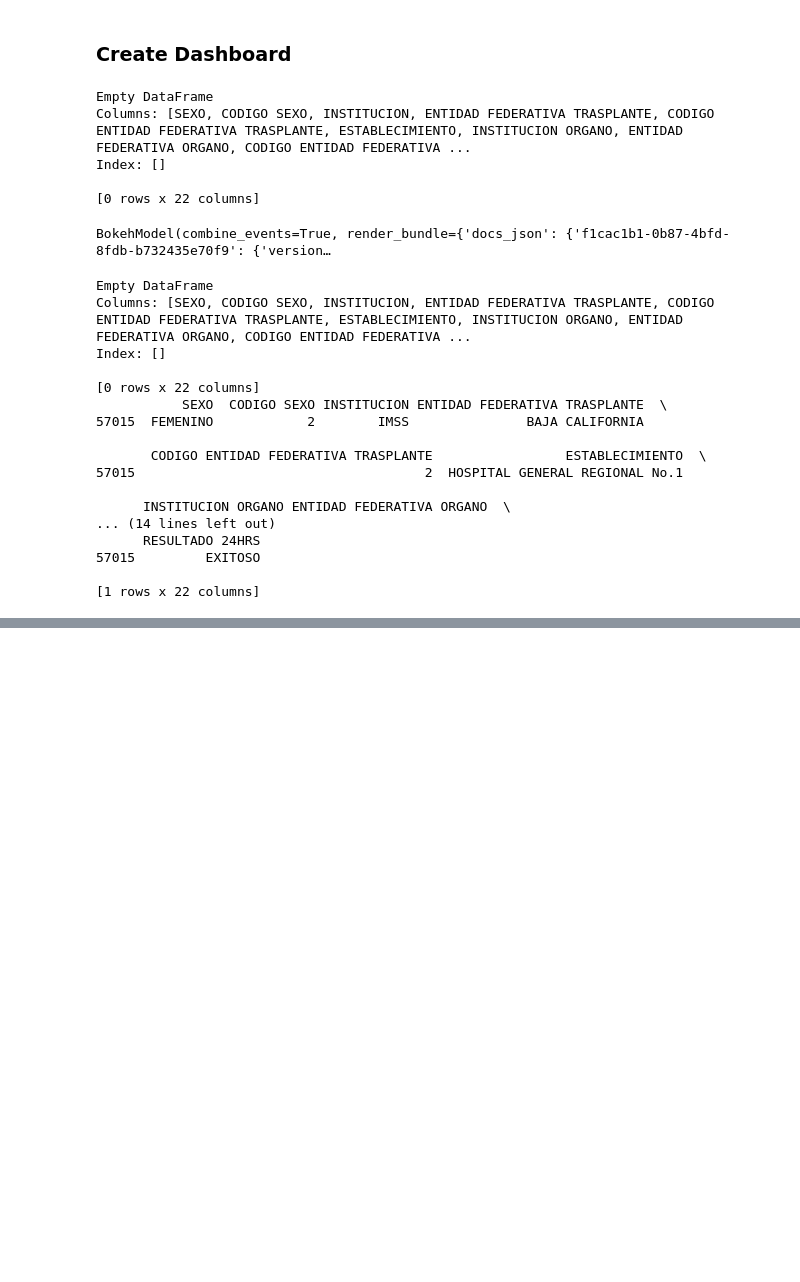
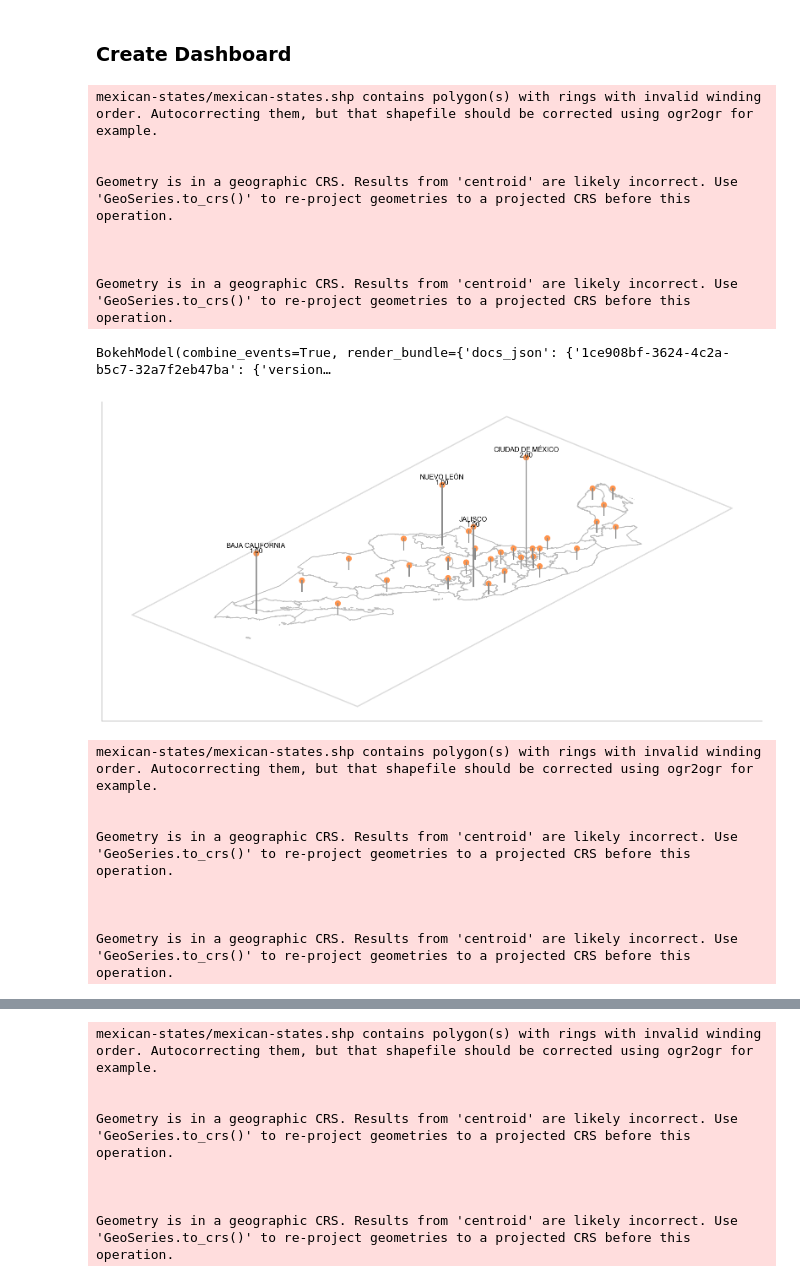
Before and after one commit to wendy-stefany/dashboard-transplantsin-mexico, a Jupyter notebook: final_proyect.ipynb, the cells around one changed output, grey strips where cells are left out. Drawn from its saved outputs; the diff is of its cells as text; code cells hidden in the pictures; blank space fills up the shorter version.

```diff
--- a/final_proyect.ipynb
+++ b/final_proyect.ipynb
@@ -86,7 +222,7 @@ state_dataset
 gender_filter = pn.widgets.RadioButtonGroup(name='Gender', options=['Male', 'Female'], value='Female')
 organ_filter = pn.widgets.RadioButtonGroup(name='Organ', options=['Heart', 'Kidney', 'Liver', 'Cornea'], value='Kidney')
 age_filter = pn.widgets.IntInput(name='Age', value=10, start=0, end=120)
-date_range_filter = pn.widgets.IntRangeSlider(name='Date Range (days)', start=0, end=31, value=(0, 31))
+date_filter = pn.widgets.IntInput(name='Date Range (days)', start=0, end=31, value=0)
 
 state_filter = pn.widgets.Select(name='State', options=list(state_dataset['state']))
 
@@ -112,62 +248,67 @@ def translate_gender(gender):
     else:
         return None
 
 # Create plotting logic
-@param.depends(organ_filter, gender_filter, state_filter, age_filter, date_range_filter, plot_type_filter)
-def view(organ_filter, gender_filter, state_filter, age_filter, date_range_filter, plot_type_filter):
+@param.depends(organ_filter, gender_filter, state_filter, age_filter, date_filter, plot_type_filter)
+def view(organ_filter, gender_filter, state_filter, age_filter, date_filter, plot_type_filter):
 
-    filtered_data = dataset[(dataset['ORGANO'] == translate_organ(organ_filter)) & (dataset['SEXO'] == translate_gender(gender_filter)) & (dataset['EDAD AL TRASPLANTE ANIOS'] == age_filter) & (dataset['ENTIDAD FEDERATIVA TRASPLANTE'] == state_filter)]
-    print(filtered_data[:10])
+    filtered_data = dataset[(dataset['ORGANO'] == translate_organ(organ_filter)) & (dataset['SEXO'] == translate_gender(gender_filter)) & (dataset['EDAD AL TRASPLANTE ANIOS'] == age_filter) & (dataset['ESPERA'] == date_filter)]
 
-    fig = go.Figure()
+    filtered_data_by_state = filtered_data[filtered_data['ENTIDAD FEDERATIVA TRASPLANTE'] == state_filter]
+
+    # Get a count of registers from filtered_data grouped by 'ENTIDAD FEDERATIVA TRASPLANTE'
+    grouped_data = filtered_data.groupby('ENTIDAD FEDERATIVA TRASPLANTE').size().reset_index(name='counts')
+
+    state_counts = state_dataset.copy()
+    state_counts['counts'] = 0
+
+    for index, row in grouped_data.iterrows():
+        state_counts.loc[state_counts['state'] == row['ENTIDAD FEDERATIVA TRASPLANTE'], 'counts'] = row['counts']
+    fig2 = go.Figure()
     if plot_type_filter == 'Map':
         # Placeholder for map plot
+        return Map2_5D("mexican-states/mexican-states.shp").plot_2_5d_map(state_counts)
         fig = None
     elif plot_type_filter == 'Linear Regression':
         # Placeholder for linear regression plot
-        fig = px.scatter(x=[1, 2, 3], y=[1, 4, 9])
+        fig2 = px.scatter(x=[1, 2, 3], y=[1, 4, 9])
     elif plot_type_filter == 'Histogram':
         # Placeholder for histogram plot
-        fig = px.histogram(x=[1, 2, 2, 3, 3, 3])
-    return fig
+        fig2 = px.histogram(x=[1, 2, 2, 3, 3, 3])
+    return fig2
 
 column1 = pn.Column(
     organ_filter,
     gender_filter,
     state_filter,
     age_filter,
-    date_range_filter,
+    date_filter,
     plot_type_filter
 )
 
-column2 = pn.pane.Plotly(view)
+column2 = pn.pane.Matplotlib(view, dpi=144, width=800, height=800)
 
 # Layout the dashboard
 layout = pn.Row(column1, column2)
 
 layout.servable()
 # END: Panel Dashboard
 # %% [output]
-Empty DataFrame
-Columns: [SEXO, CODIGO SEXO, INSTITUCION, ENTIDAD FEDERATIVA TRASPLANTE, CODIGO ENTIDAD FEDERATIVA TRASPLANTE, ESTABLECIMIENTO, INSTITUCION ORGANO, ENTIDAD FEDERATIVA ORGANO, CODIGO ENTIDAD FEDERATIVA ...
-Index: []
+mexican-states/mexican-states.shp contains polygon(s) with rings with invalid winding order. Autocorrecting them, but that shapefile should be corrected using ogr2ogr for example.
 
-[0 rows x 22 columns]
+
+Geometry is in a geographic CRS. Results from 'centroid' are likely incorrect. Use 'GeoSeries.to_crs()' to re-project geometries to a projected CRS before this operation.
+
+
+
+Geometry is in a geographic CRS. Results from 'centroid' are likely incorrect. Use 'GeoSeries.to_crs()' to re-project geometries to a projected CRS before this operation.
-BokehModel(combine_events=True, render_bundle={'docs_json': {'f1cac1b1-0b87-4bfd-8fdb-b732435e70f9': {'version…
+BokehModel(combine_events=True, render_bundle={'docs_json': {'1ce908bf-3624-4c2a-b5c7-32a7f2eb47ba': {'version…
+[figure, added]
-Empty DataFrame
-Columns: [SEXO, CODIGO SEXO, INSTITUCION, ENTIDAD FEDERATIVA TRASPLANTE, CODIGO ENTIDAD FEDERATIVA TRASPLANTE, ESTABLECIMIENTO, INSTITUCION ORGANO, ENTIDAD FEDERATIVA ORGANO, CODIGO ENTIDAD FEDERATIVA ...
-Index: []
+mexican-states/mexican-states.shp contains polygon(s) with rings with invalid winding order. Autocorrecting them, but that shapefile should be corrected using ogr2ogr for example.
 
-[0 rows x 22 columns]
-           SEXO  CODIGO SEXO INSTITUCION ENTIDAD FEDERATIVA TRASPLANTE  \
-57015  FEMENINO            2        IMSS               BAJA CALIFORNIA
 
-       CODIGO ENTIDAD FEDERATIVA TRASPLANTE                 ESTABLECIMIENTO  \
-57015                                     2  HOSPITAL GENERAL REGIONAL No.1
+Geometry is in a geographic CRS. Results from 'centroid' are likely incorrect. Use 'GeoSeries.to_crs()' to re-project geometries to a projected CRS before this operation.
 
-      INSTITUCION ORGANO ENTIDAD FEDERATIVA ORGANO  \
-... (14 lines left out)
-      RESULTADO 24HRS
-57015         EXITOSO
 
-[1 rows x 22 columns]
+
+Geometry is in a geographic CRS. Results from 'centroid' are likely incorrect. Use 'GeoSeries.to_crs()' to re-project geometries to a projected CRS before this operation.
@@ -173,0 +316,8 @@ Index: []
+mexican-states/mexican-states.shp contains polygon(s) with rings with invalid winding order. Autocorrecting them, but that shapefile should be corrected using ogr2ogr for example.
+
+
+Geometry is in a geographic CRS. Results from 'centroid' are likely incorrect. Use 'GeoSeries.to_crs()' to re-project geometries to a projected CRS before this operation.
+
+
+
+Geometry is in a geographic CRS. Results from 'centroid' are likely incorrect. Use 'GeoSeries.to_crs()' to re-project geometries to a projected CRS before this operation.
```
Also changed, not shown: parts of 6 cells of this notebook, 8 other files.
